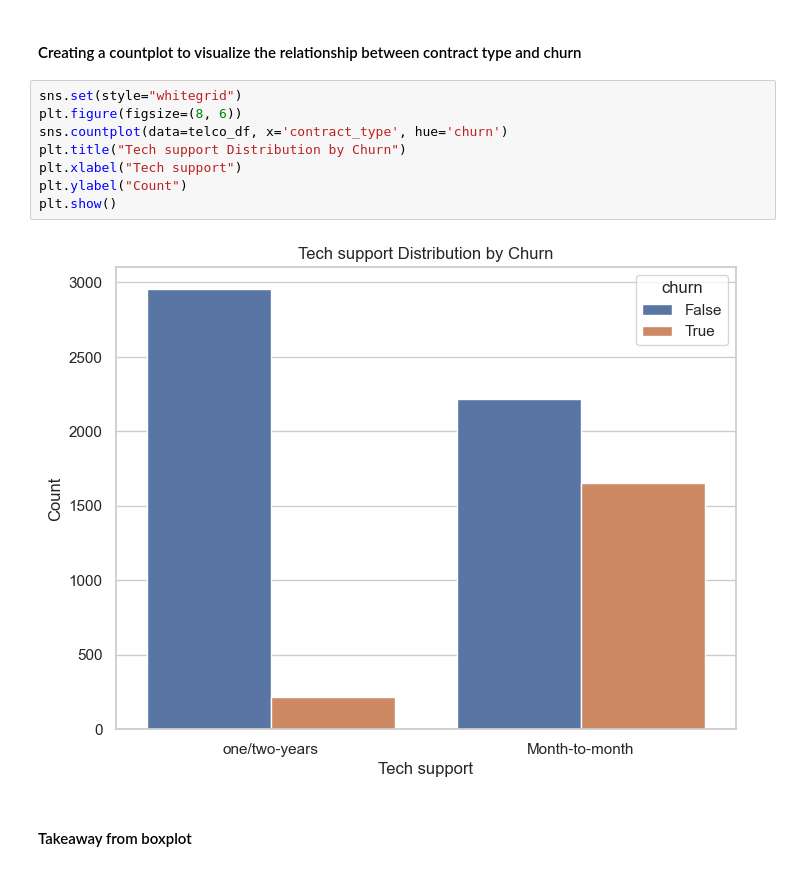
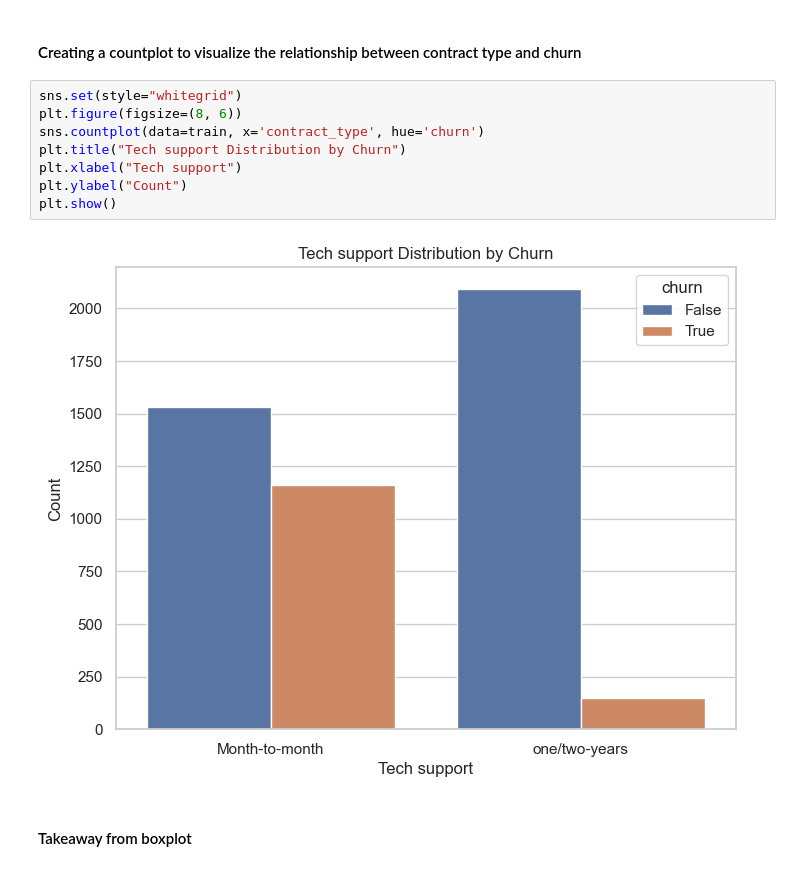
Before and after one commit to TheodoreQuansah/Telco_churn_classification_project, a Jupyter notebook: final_report.ipynb, the cells around one changed output. Drawn from its saved outputs; the diff is of its cells as text.

```diff
--- a/final_report.ipynb
+++ b/final_report.ipynb
@@ -204,13 +208,13 @@ perform_chi_squared_test(train, 'churn', 'contract_type')
 # %%
 sns.set(style="whitegrid")
 plt.figure(figsize=(8, 6))
-sns.countplot(data=telco_df, x='contract_type', hue='churn')
+sns.countplot(data=train, x='contract_type', hue='churn')
 plt.title("Tech support Distribution by Churn")
 plt.xlabel("Tech support")
 plt.ylabel("Count")
 plt.show()
 # %% [output]
-[figure, old version]
+[figure, new version]
 # %% [markdown]
 #### Takeaway from boxplot
 # %% [markdown]
```
Also changed, not shown: parts of 34 cells of this notebook.
